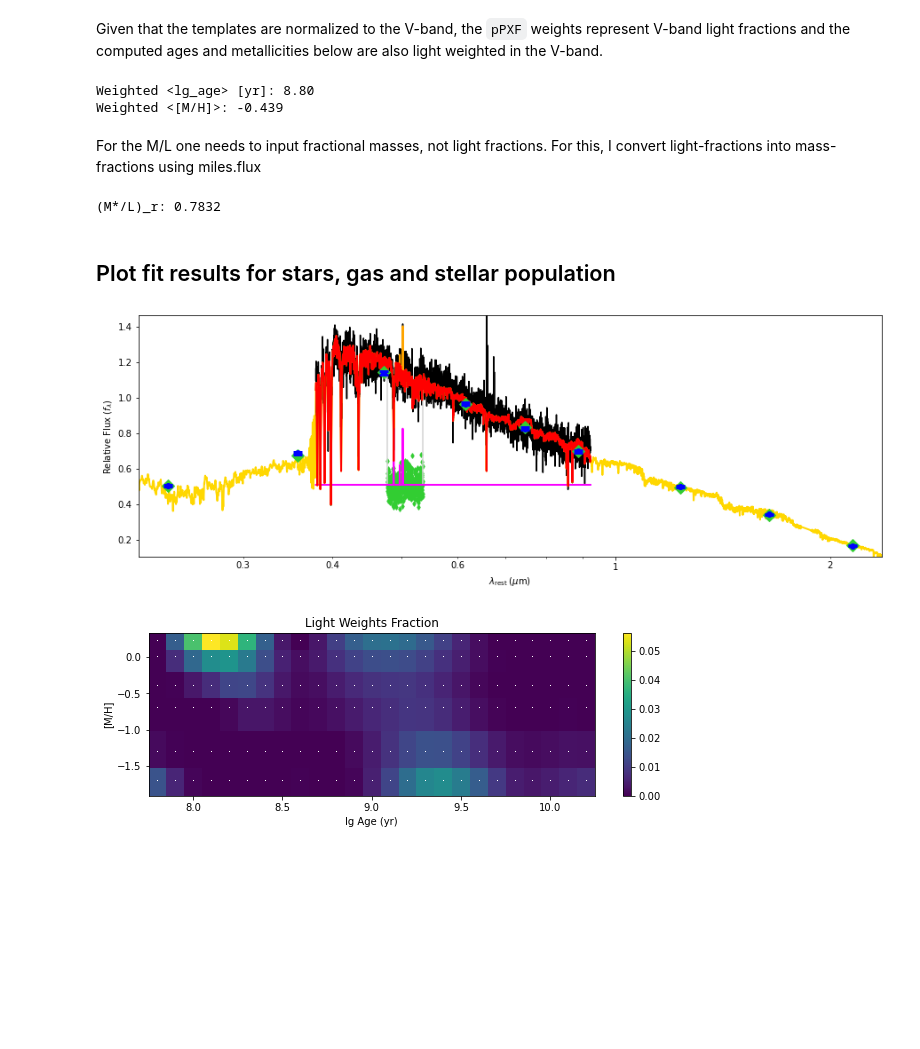
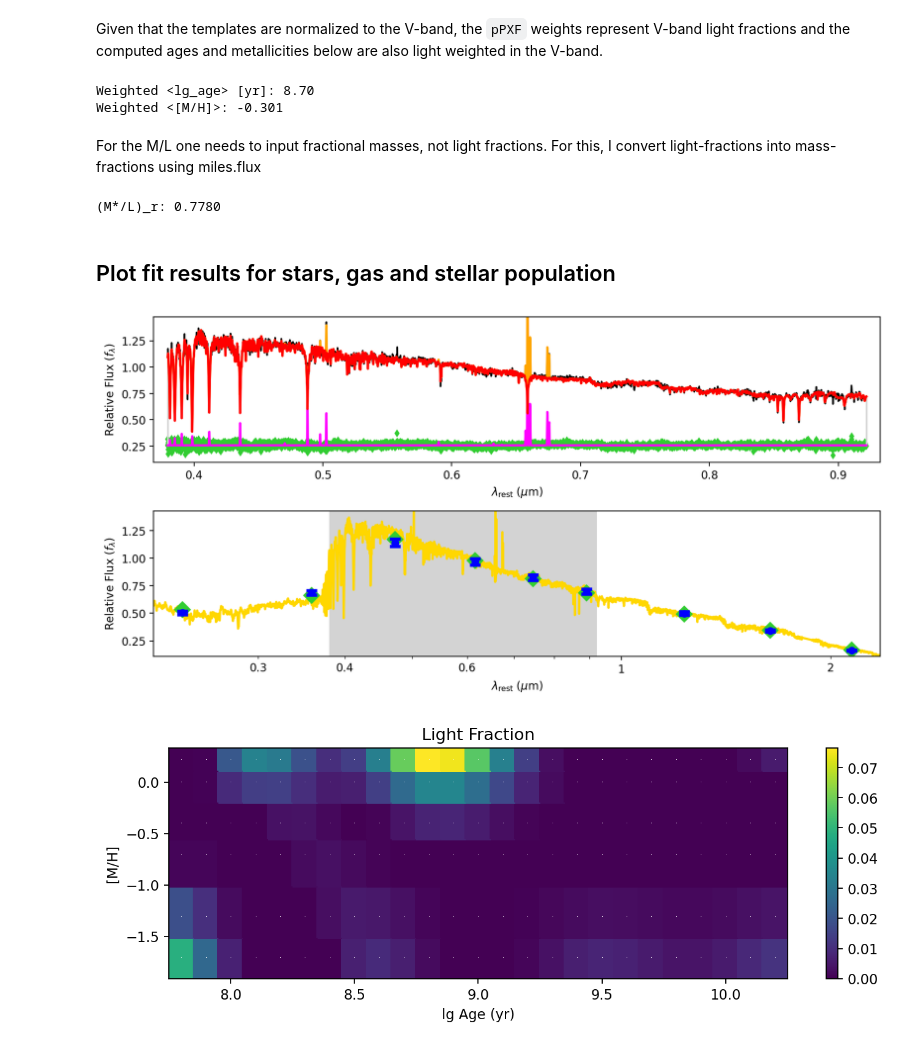
Before and after one commit to micappe/ppxf_examples, a Jupyter notebook: ppxf_example_population_photometry.ipynb, the cells around one changed output. Cells and saved outputs as stored; diff of their text form; code cells hidden in the pictures; blank space fills up the shorter version.

```diff
--- a/ppxf_example_population_photometry.ipynb
+++ b/ppxf_example_population_photometry.ipynb
@@ -47,12 +45,6 @@ rms = 0.019  # rms scatter of the spectrum residuals
 goodpixels = np.arange(galaxy.size)  # fit full spectrum
 # %% [markdown]
 In a real situation one does not know the galaxy spectrum outside the fitted range. However, in this example I pass the full galaxy spectrum to pPXF even tough fit only a limited range of goodpixels. In this way I can see directly how well the extrapolated best fit reproduces the true galaxy spectrum outside the fitted range.
-# %%
-if add_noise:
-    goodpixels = np.arange(1000, 1500)  # Select Hbeta + Mgb
-    rms = 0.05     # rms scatter of the spectrum residuals
-    np.random.seed(8)  # fixed seed for reproduciible results
-    galaxy = np.random.normal(galaxy, rms)
 # %%
 noise = np.full_like(galaxy, rms)
 # %% [markdown]
@@ -68,7 +60,7 @@ Mean galaxy fluxes in the photometric bands `[NUV, u, g, r, i, z, J, H, K]`.
 They are normalized like the galaxy spectrum
 # %%
 phot_galaxy = np.array([0.505, 0.688, 1.14, 0.967, 0.826, 0.698, 0.499, 0.341, 0.164])   # fluxes
-phot_noise = phot_galaxy*0.01   # 1sigma uncertainties
+phot_noise = phot_galaxy*0.03   # 3% 1sigma uncertainties
 # %% [markdown]
 ## Setup spectral templates
 
@@ -104,13 +98,10 @@ templates = np.column_stack([stars_templates, gas_templates])
 # %% [markdown]
 ## Setup photometric templates
 # %%
-if phot_fit:
-    bands = ['galex2500', 'SDSS/u', 'SDSS/g', 'SDSS/r', 'SDSS/i', 'SDSS/z',  '2MASS/J', '2MASS/H', '2MASS/K']
-    phot_lam, phot_templates, ok_temp = util.synthetic_photometry(
-        miles.templates, miles.lam_temp, bands, redshift=z, quiet=1)
-    phot = {"templates": phot_templates, "galaxy": phot_galaxy, "noise": phot_noise, "lam": phot_lam}
-else:
-    phot = {}
+bands = ['galex2500', 'SDSS/u', 'SDSS/g', 'SDSS/r', 'SDSS/i', 'SDSS/z',  '2MASS/J', '2MASS/H', '2MASS/K']
+phot_lam, phot_templates, ok_temp = util.synthetic_photometry(
+    templates, miles.lam_temp, bands, redshift=z, quiet=1)
+phot = {"templates": phot_templates, "galaxy": phot_galaxy, "noise": phot_noise, "lam": phot_lam}
 # %% [markdown]
 ## Setup pPXF parameters
 # %%
@@ -136,7 +127,7 @@ start = [start, start]
 ## Start pPXF fit
 # %%
 pp = ppxf(templates, galaxy, noise, velscale, start,
-          moments=moments, degree=-1, mdegree=-1, lam=wave, lam_temp=miles.lam_temp, regul=1/rms,
+          moments=moments, degree=-1, mdegree=8, lam=wave, lam_temp=miles.lam_temp, regul=1/rms,
           reg_dim=reg_dim, component=component, gas_component=gas_component, reddening=0,
           gas_names=gas_names, goodpixels=goodpixels, phot=phot)
 # %% [output]
@@ -163,8 +157,8 @@ Given that the templates are normalized to the V-band, the `pPXF` weights repres
 # %%
 miles.mean_age_metal(light_weights);
 # %% [output]
-Weighted <lg_age> [yr]: 8.80
-Weighted <[M/H]>: -0.439
+Weighted <lg_age> [yr]: 8.70
+Weighted <[M/H]>: -0.301
 # %% [markdown]
 For the M/L one needs to input fractional masses, not light fractions. For this, I convert light-fractions into mass-fractions using miles.flux
 # %%
@@ -172,19 +166,23 @@ mass_weights = light_weights/miles.flux
 mass_weights /= mass_weights.sum()              # Normalize to mass fractions
 miles.mass_to_light(mass_weights, band="r");
 # %% [output]
-(M*/L)_r: 0.7832
+(M*/L)_r: 0.7780
 # %% [markdown]
 ## Plot fit results for stars, gas and stellar population
 # %%
 #%matplotlib widget
 #%matplotlib inline
 # %%
-plt.figure(figsize=(15,5))
-pp.plot()
+plt.figure(figsize=(10,5))
+plt.subplot(211)
+pp.plot(spec=True, phot=False, gas_clip=True)
+plt.subplot(212)
+pp.plot(spec=False, phot=True, gas_clip=True)
+plt.tight_layout()
 
 plt.figure(figsize=(10,3))
 miles.plot(light_weights)
-plt.title("Light Weights Fraction");
+plt.title("Light Fraction");
 # %% [output]
-[figure, old version]
+[figure, new version]
-[figure, old version]
+[figure, new version]
```
Also changed, not shown: parts of 4 cells of this notebook, 3 other files.
